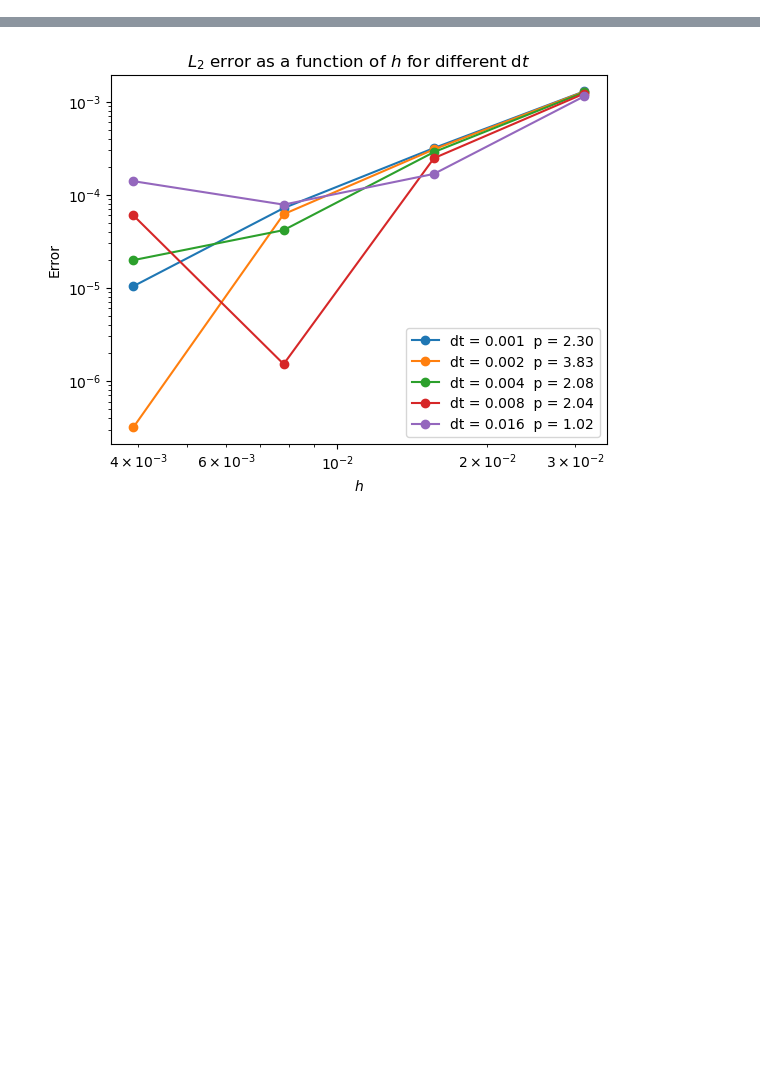
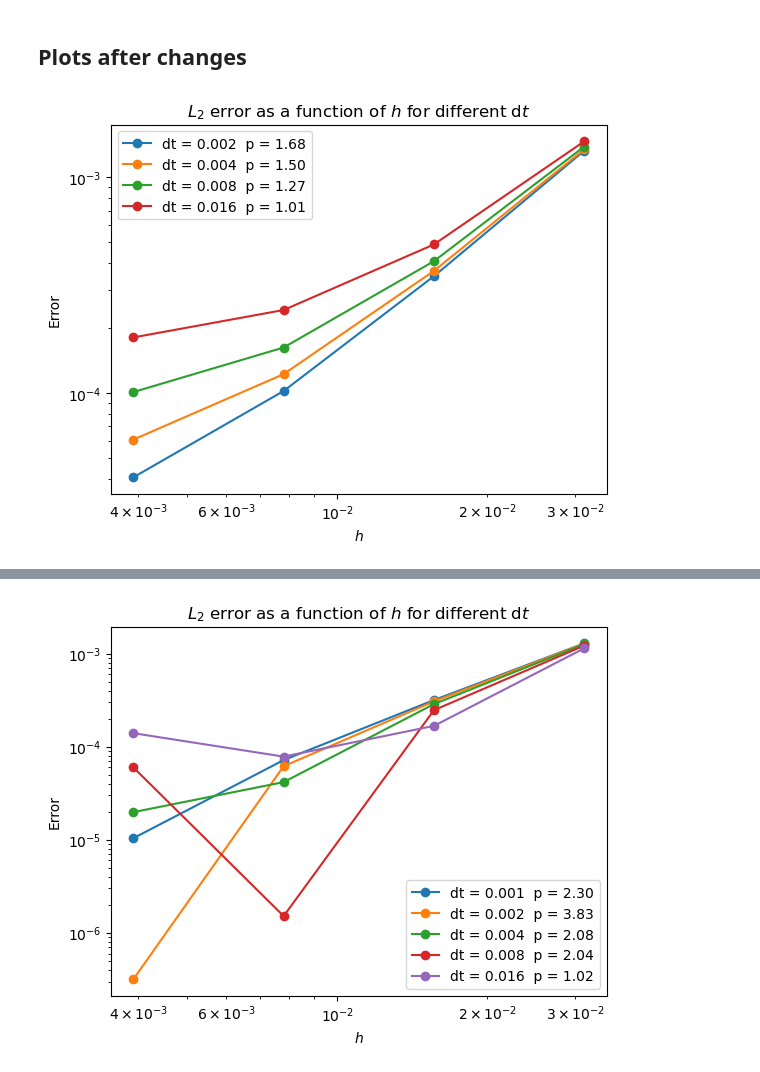
Before and after one commit to aledha/Computing-the-Electrical-Activity-in-the-Heart, a Jupyter notebook: operator splitting/op_split_convergence.ipynb, the cells around one changed output, grey strips where cells are left out. Cells and saved outputs as stored; diff of their text form; code cells hidden in the pictures; blank space fills up the shorter version.

Commit message:
Changed t to Constant I_stim to ufl expression

```diff
--- a/operator splitting/op_split_convergence.ipynb
+++ b/operator splitting/op_split_convergence.ipynb
@@ -32,12 +25,14 @@ def forward_euler_step(init, dt):
     return v, s
 # %%
 def error(h, dt):
-    t = 0  # Start time
     gamma = dt * lam / (1+lam)
     N = int(np.ceil(1/h))
 
     domain = mesh.create_unit_square(MPI.COMM_WORLD, N, N, mesh.CellType.quadrilateral)
     V = fem.functionspace(domain, ("Lagrange", 1))
+    t = fem.Constant(domain, 0.0)
+    X = ufl.SpatialCoordinate(domain)
+    I_stim = 8 * ufl.pi**2 * lam/(1+lam) * ufl.sin(t) * ufl.cos(2*ufl.pi*X[0]) * ufl.cos(2*ufl.pi*X[1])
 
     vn = fem.Function(V)
     vn.name = "vn"
@@ -47,9 +42,6 @@ def error(h, dt):
     sn.name = "sn"
     sn.interpolate(initial_s)
 
-    I_stim = fem.Function(V)
-    I_stim.name = "I_stim"
-    I_stim.interpolate(I_stim_fun(0))
 
     vntheta = fem.Function(V)
     vntheta.name = "vntheta"
@@ -75,15 +67,13 @@ def error(h, dt):
     solver.setType(PETSc.KSP.Type.PREONLY)
     solver.getPC().setType(PETSc.PC.Type.LU)
 
-    while t<T:
+    while t.value < T:
         # Step 1
-        t += theta * dt
+        t.value += theta * dt
 
         vntheta.x.array[:], sntheta.x.array[:] = forward_euler_step([vn.x.array, sn.x.array], theta * dt)
 
         # Step 2
-        I_stim.interpolate(I_stim_fun(t))
-
         b.x.array[:] = 0
         petsc.assemble_vector(b.vector, compiled_L)
 
@@ -91,13 +81,13 @@ def error(h, dt):
         vn.x.scatter_forward()
 
         # Step 3
-        t += (1-theta) * dt
+        t.value += (1-theta) * dt
 
         vn.x.array[:], sn.x.array[:] = forward_euler_step([vn.x.array.copy(), sntheta.x.array], (1-theta) * dt)
 
     v_ex = fem.Function(V)
     v_ex.name = "v_ex"
-    v_ex.interpolate(v_exact(t))
+    v_ex.interpolate(v_exact(T))
 
     comm = vn.function_space.mesh.comm
     error = fem.form((vn - v_ex)**2 * ufl.dx)
@@ -115,4 +105,20 @@ def create_error_matrix(numspatial, numtemporal):
             errors[itime, ispace] = error(hs[ispace], dts[itime])
     return errors, hs, dts
 # %%
-errors, hs, dts = create_error_matrix(4, 5)
+errors, hs, dts = create_error_matrix(4, 4)
+# %%
+def plot_error(errors, hs, dts):
+    for itime in range(len(dts)):
+        order = np.polyfit(np.log(hs),np.log(errors[itime]), 1)[0]
+        plt.loglog(hs, errors[itime], '-o', label = 'dt = {:.3f}  '.format(dts[itime])+ 'p = {:.2f}'.format(order))
+    plt.xlabel(r'$h$')
+    plt.ylabel('Error')
+    plt.title(r'$L_2$ error as a function of $h$ for different d$t$')
+    plt.legend()
+    plt.show()
+# %% [markdown]
+## Plots after changes
+# %%
+plot_error(errors, hs, dts)
+# %% [output]
+[figure, added]
```
Also changed, not shown: parts of 4 cells of this notebook, 2 other files.
